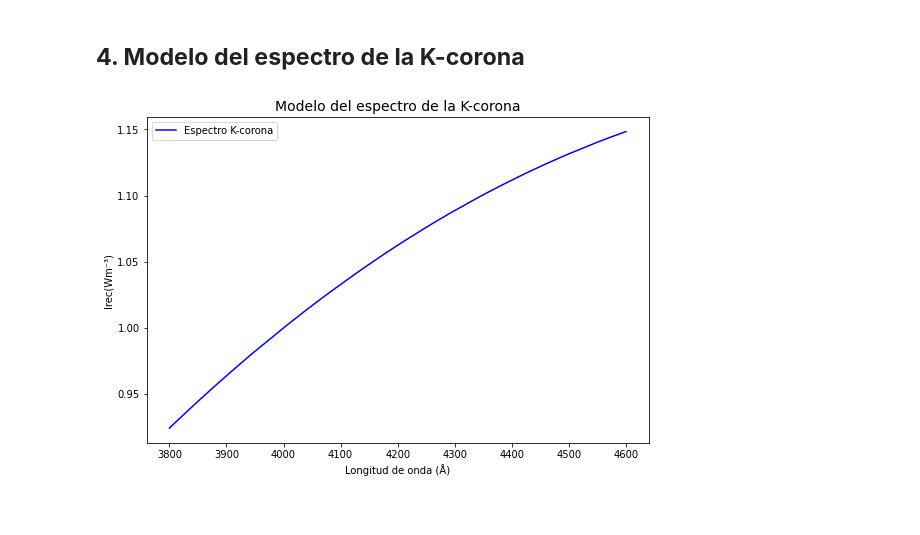
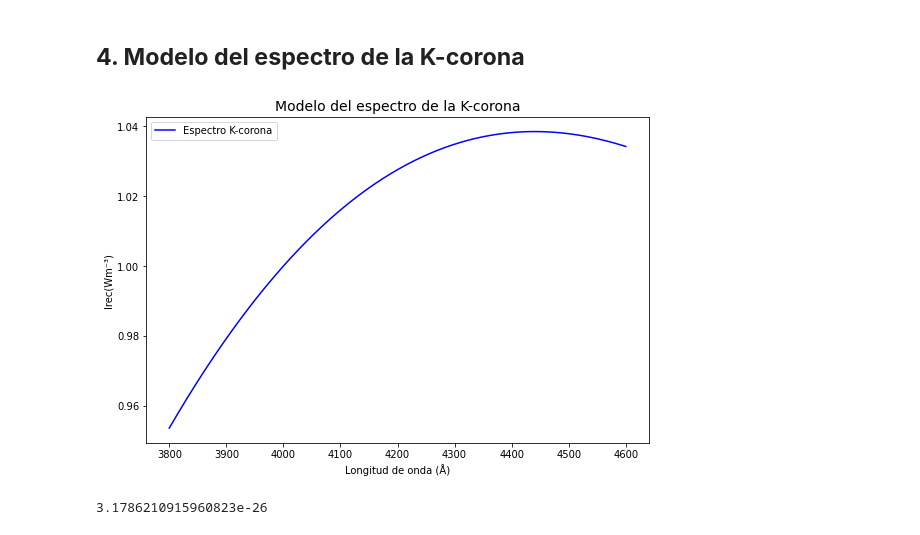
Before and after one commit to aliciavr/thomsonpy, a Jupyter notebook: src/thomson_scattering.ipynb, the cells around one changed output. Cells and saved outputs as stored; diff of their text form; code cells hidden in the pictures.

Commit message:
Better modularization, parameters and constants grouped. Fixed some errors in parameterization.

```diff
--- a/src/thomson_scattering.ipynb
+++ b/src/thomson_scattering.ipynb
@@ -27,3 +29,16 @@ import numpy as np
+# %%
+# Constantes
+RSOL = 696340000 # 1 Radio solar (m).
+SIGMAe = 7.95E-30 # sección eficaz de un electrón, e, (m²sr⁻¹)
+ONDA= 5000E-10 # Longitud de onda en estudio, en metros (5000A)
+T_SOL = 5778 # K
+T = T_SOL
+X = 215 # RSol, distancia entre la Tierra y el Sol (O-S).
+EPSILON = (radians(10)) # rad, configuración inicial de la elongación
+                        # para el modelo de la K-Corona.
+H = 6.62607015E-34 # J/s
+C = 3E8 # m/s
+K = 1.38E-23 # Constante de Boltzmann
 # %% [markdown]
 ####**Ley de desplazamiento de Wien**
 # %%
@@ -65,16 +80,12 @@ def radiacion_planck(T, onda, es_long_onda = True):
   La intensidad de radiancia del cuerpo negro en unidades (SI)
   '''
 
-  h = 6.62607015E-34 # J/s
-  c = 3E8 # m/s
-  k = 1.38E-23 # Constante de Boltzmann
-
   if (es_long_onda):
     # Ley de Planck en función de la longitud de onda.
-    i0 = (2 * h * c**2) / (onda**5 * (exp((h * c) / (onda * k * T)) - 1))
+    i0 = (2 * H * C**2) / (onda**5 * (exp((H * C) / (onda * K * T)) - 1))
   else:
     # Ley de Planck en función de la frecuencia de la onda.
-    i0 = (2 * h * onda**3) / (c**2 * (np.exp((h * onda) / (k * T)) - 1))
+    i0 = (2 * H * onda**3) / (C**2 * (np.exp((H * onda) / (K * T)) - 1))
 
   return i0
 # %%
@@ -126,12 +137,10 @@ pyplot.title("Ley de Radiación de Planck (II)", fontsize=14)
 pyplot.xlabel("Frecuencia (Hz)")
 pyplot.ylabel("Radiancia ()")
 
-c = 3E8
-
-ini_frecuencia = c / ini_long_onda
+ini_frecuencia = C / ini_long_onda
 print("Frecuencia inicial", np.format_float_scientific(ini_frecuencia))
 
-frecuencia =  c / long_onda
+frecuencia =  C / long_onda
 print("Frecuencia final = ", np.format_float_scientific(frecuencia))
 
 incr_frecuencia = abs(frecuencia - ini_frecuencia) / 1E3
@@ -282,13 +271,7 @@ EPSILON_DEFAULT = (radians(10)) # rad, configuración inicial de la elongación
 # %%
-# Constantes
-RSOL = RSOL_DEFAULT
-SIGMAe = SIGMAe_DEFAULT
-ONDA = ONDA_DEFAULT
-T = T_DEFAULT
-I0 = radiacion_planck(T_DEFAULT, ONDA_DEFAULT) # intensidad de la fuente (el Sol)
-U = coef_limb_darkening(ONDA_DEFAULT) # coeficiente de limb - darkening.
-X = X_DEFAULT
-EPSILON = EPSILON_DEFAULT
+# Parámetros
+I0 = radiacion_planck(T, ONDA) # intensidad de la fuente (el Sol)
+U = coef_limb_darkening(ONDA) # coeficiente de limb - darkening.
 # %% [markdown]
 ### 1.2. Funciones auxiliares ligadas a la geometría de la dispersión de Thomson
 # %%
@@ -1328,33 +1308,39 @@ pyplot.show()"""
 pyplot.figure(figsize=(9, 6))
 pyplot.title("Modelo del espectro de la K-corona", fontsize=14)
 pyplot.xlabel("Longitud de onda (Å)")
 pyplot.ylabel("Irec(Wm⁻³)")
 
 x = 215 * RSOL # m
 long_onda = 4600E-10 # m
 ini_long_onda = 3800E-10 # m
 incr_long_onda = abs(long_onda - ini_long_onda) / 5000 # m
 ini_z = 0 * RSOL # m
 fin_z = 100 * RSOL # m
 incr_z = 0.5 * RSOL # m
 epsilon = EPSILON # rad
 
 valores_long_onda = np.arange(ini_long_onda, long_onda + incr_long_onda, incr_long_onda)
 valores_Irec = []
 
 U = coef_limb_darkening(4000E-10)
 onda_4000 = radiacion_planck(T, 4000E-10) * Irec_z(x, epsilon, ini_z, fin_z, incr_z, U)
 
 # Calcula los valores de intensidad recibida en función de la longitud de onda para una elongación fija.
 for i in valores_long_onda:
   U = coef_limb_darkening(i)
   I0 = radiacion_planck(T, i)
-  valores_Irec.append(I0 * Irec_z(x, epsilon, ini_z, fin_z, incr_z, U) / onda_4000)
+  valor_Irec_norm = Irec_z(x, epsilon, ini_z, fin_z, incr_z, U) / onda_4000
+  valores_Irec.append(I0 * valor_Irec_norm)
 # Representa los valores de omega.
 pyplot.plot([i * 1E10 for i in valores_long_onda], valores_Irec, linestyle = '-', color = 'b', label = 'Espectro K-corona')
 
 pyplot.legend()
 pyplot.show()
 # %% [output]
-[figure, old version]
+[figure, new version]
+# %%
+U = coef_limb_darkening(4000E-10)
+Irec_z(X * RSOL, EPSILON, ini_z, fin_z, incr_z, U)
+# %% [output]
+3.1786210915960823e-26
 # %%
```
Also changed, not shown: parts of 9 cells of this notebook.
